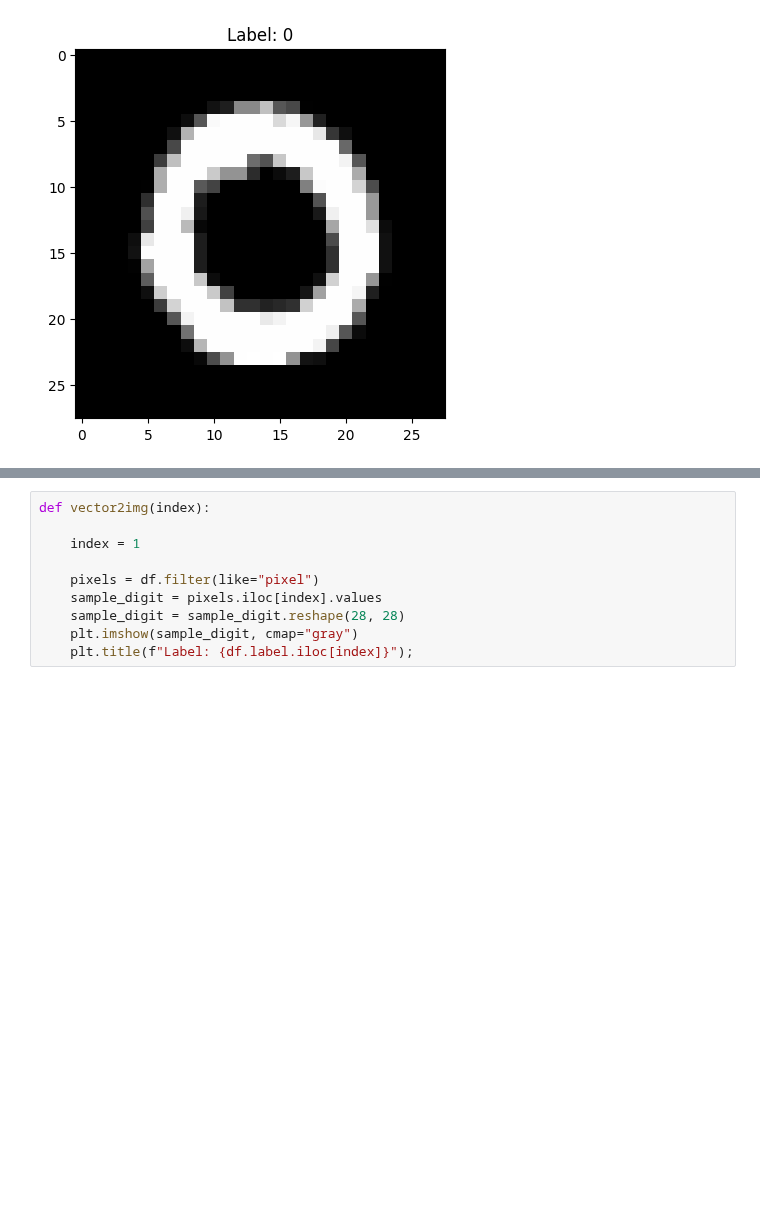
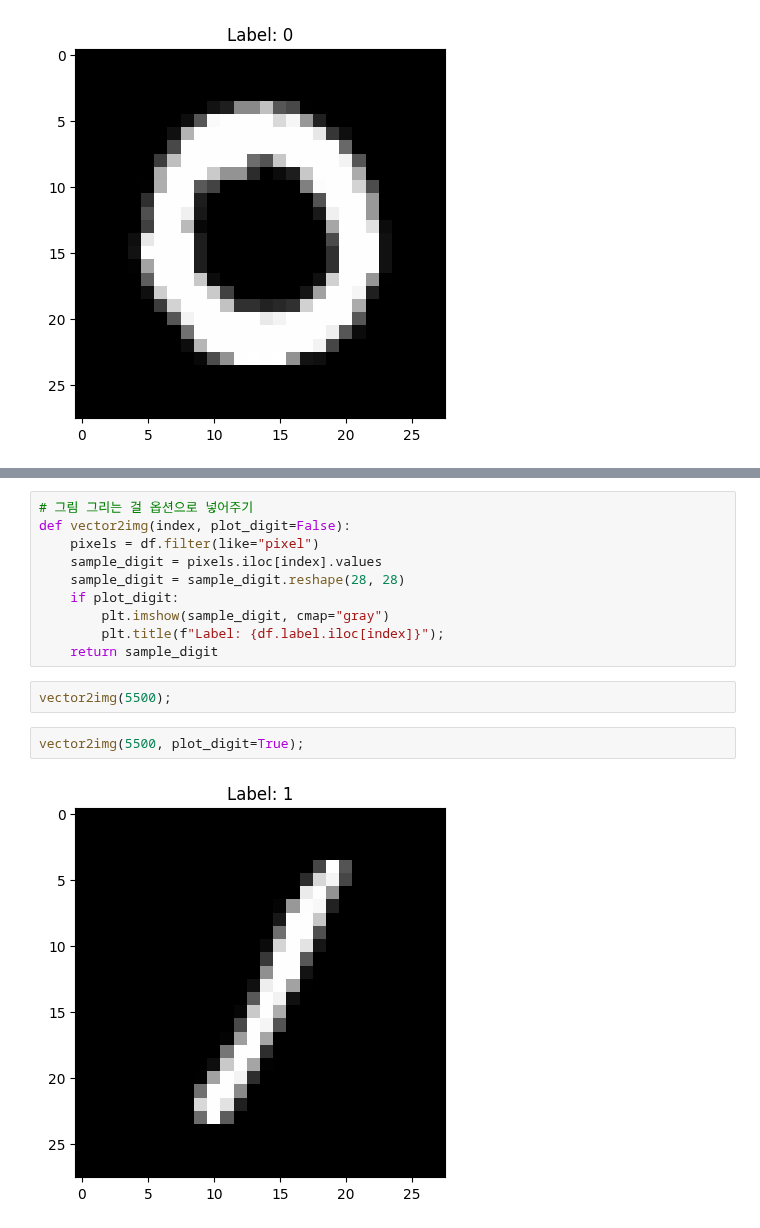
Before and after one commit to Cognitive-Systems-Laboratory/digit-recognizer, a Jupyter notebook: EDA.ipynb, the cells around one changed output, grey strips where cells are left out. Saved outputs shown, nothing was run; the diff lists cells and outputs as text; blank space fills up the shorter version.

```diff
--- a/EDA.ipynb
+++ b/EDA.ipynb
@@ -35,10 +48,16 @@ plt.title(f"Label: {df.label.iloc[index]}");
 # %%
-def vector2img(index):
-
-    index = 1
-
+# 그림 그리는 걸 옵션으로 넣어주기
+def vector2img(index, plot_digit=False):
     pixels = df.filter(like="pixel")
     sample_digit = pixels.iloc[index].values
     sample_digit = sample_digit.reshape(28, 28)
-    plt.imshow(sample_digit, cmap="gray")
-    plt.title(f"Label: {df.label.iloc[index]}");
+    if plot_digit:
+        plt.imshow(sample_digit, cmap="gray")
+        plt.title(f"Label: {df.label.iloc[index]}");
+    return sample_digit
+# %%
+vector2img(5500);
+# %%
+vector2img(5500, plot_digit=True);
+# %% [output]
+[figure, added]
```
Also changed, not shown: parts of 1 cell of this notebook.
